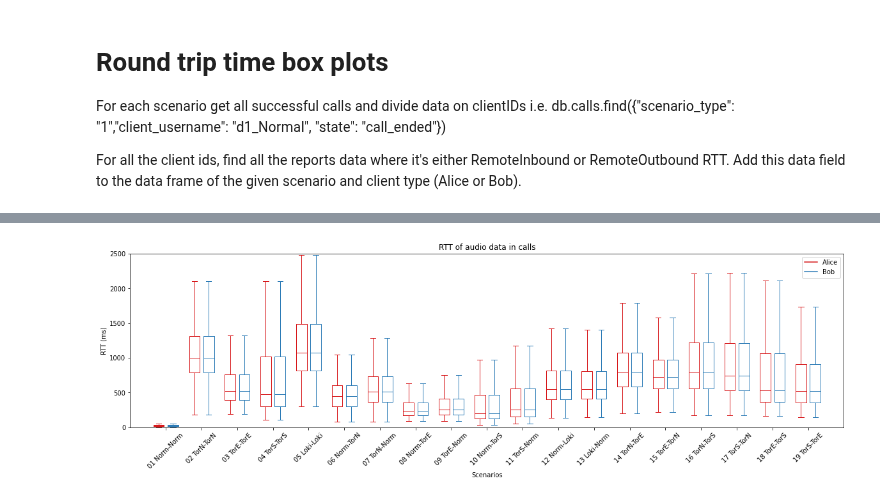
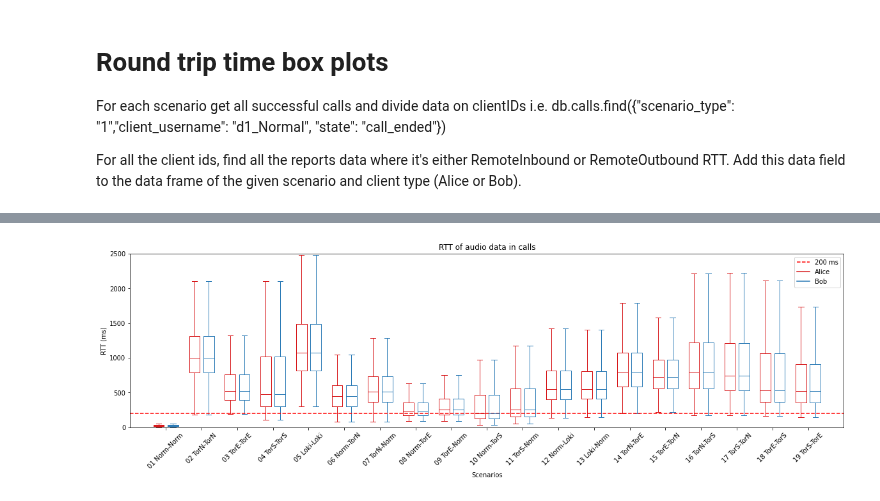
Before and after one commit to Master2022E/OnionRTC-experiment, a Jupyter notebook: Dataprocess/RoundTripTimeBoxPlot.ipynb, the cells around one changed output, grey strips where cells are left out. Cells and saved outputs as stored; diff of their text form; code cells hidden in the pictures.

```diff
--- a/Dataprocess/RoundTripTimeBoxPlot.ipynb
+++ b/Dataprocess/RoundTripTimeBoxPlot.ipynb
@@ -166,31 +168,33 @@ def set_box_color(bp, color):
     plt.setp(bp['caps'], color=color)
     plt.setp(bp['medians'], color=color)
 
 plt.figure()
 
 bpl = plt.boxplot(dataA, positions=np.array(range(len(dataA)))*2.0-0.4, sym='', widths=0.6)
 bpr = plt.boxplot(dataB, positions=np.array(range(len(dataB)))*2.0+0.4, sym='', widths=0.6)
 set_box_color(bpl, '#D7191C') # colors are from http://colorbrewer2.org/
 set_box_color(bpr, '#2C7BB6')
 
+plt.axhline(y = 200, color = 'r', linestyle = 'dashed', label = "200 ms")
+
 # draw temporary red and blue lines and use them to create a legend
 plt.plot([], c='#D7191C', label='Alice')
 plt.plot([], c='#2C7BB6', label='Bob')
 plt.legend()
 plt.title("RTT of audio data in calls")
 plt.rcParams["figure.figsize"] = [20,5]
 
 plt.xlabel('Scenarios')
 ticks = hf.getScenarioLabels(plotDf["scenario"].unique())
 plt.xticks(range(0, len(ticks) * 2, 2), ticks, rotation=45)
 plt.xlim(-2, len(ticks)*2)
 
 plt.ylim(0, 2500)
 plt.ylabel('RTT (ms)')
 
 
 plt.savefig("output_folder/BoxPlotRttAudio.png", format="png", bbox_inches='tight', transparent=False, dpi=600, pad_inches=0.1, facecolor='w', edgecolor='w')
 plt.savefig("output_folder/BoxPlotRttAudio.svg", format="svg", bbox_inches='tight', transparent=False, dpi=600, pad_inches=0.1, facecolor='w', edgecolor='w')
 plt.show()
 # %% [output]
-[figure, old version]
+[figure, new version]
```
Also changed, not shown: parts of 2 cells of this notebook, 4 other files.
